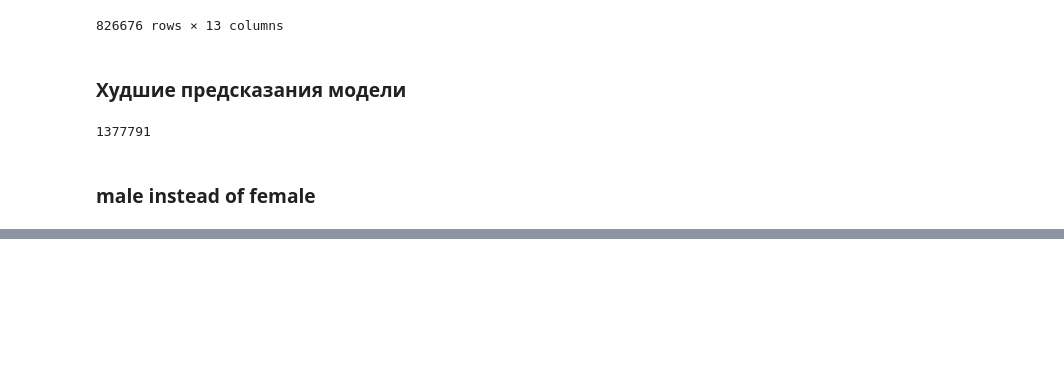
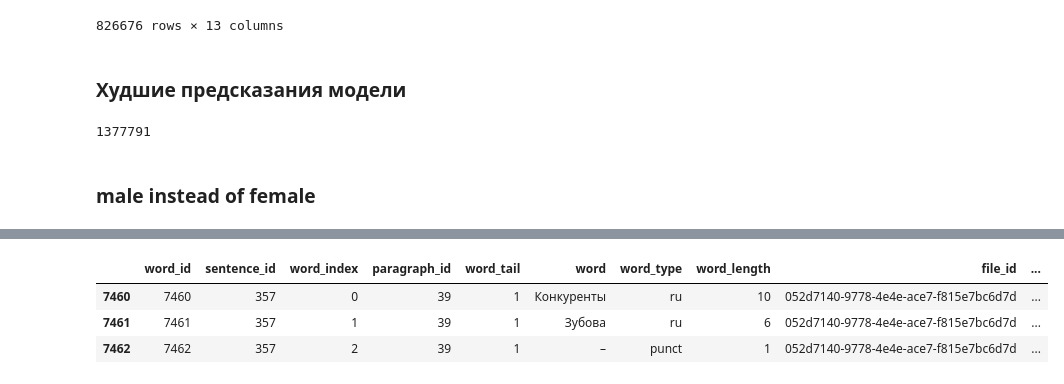
Before and after one commit to okulovsky/grammar_ru, a Jupyter notebook: research/grammatical_gender/training/gg_training.ipynb, the cells around one changed output, grey strips where cells are left out. Cells and saved outputs as stored; diff of their text form; code cells hidden in the pictures; blank space fills up the shorter version.

```diff
--- a/research/grammatical_gender/training/gg_training.ipynb
+++ b/research/grammatical_gender/training/gg_training.ipynb
@@ -693,7 +699,14 @@ Name: predicted_label_0, dtype: float64
 # %%
-worst_words = bundle.src.loc[worst_mistakes_scores.index][['word_id','sentence_id','word']]
+worst_words = (src[src.word_id.isin(worst_mistakes_scores.word_id)]
+               [['word_id', 'sentence_id', 'word']])
 worst_sents = worst_words['sentence_id'].unique()
 worst_sents_df = src[src.sentence_id.isin(worst_sents)]
+worst_sents_df.head(3)
+# %% [output]
+|  | word_id | sentence_id | word_index | paragraph_id | word_tail | word | word_type | word_length | file_id | ... |
+| 7460 | 7460 | 357 | 0 | 39 | 1 | Конкуренты | ru | 10 | 052d7140-9778-4e4e-ace7-f815e7bc6d7d | ... |
+| 7461 | 7461 | 357 | 1 | 39 | 1 | Зубова | ru | 6 | 052d7140-9778-4e4e-ace7-f815e7bc6d7d | ... |
+| 7462 | 7462 | 357 | 2 | 39 | 1 | – | punct | 1 | 052d7140-9778-4e4e-ace7-f815e7bc6d7d | ... |
 # %%
 from tg.grammar_ru.common import Separator
 
```
Also changed, not shown: parts of 7 cells of this notebook.
